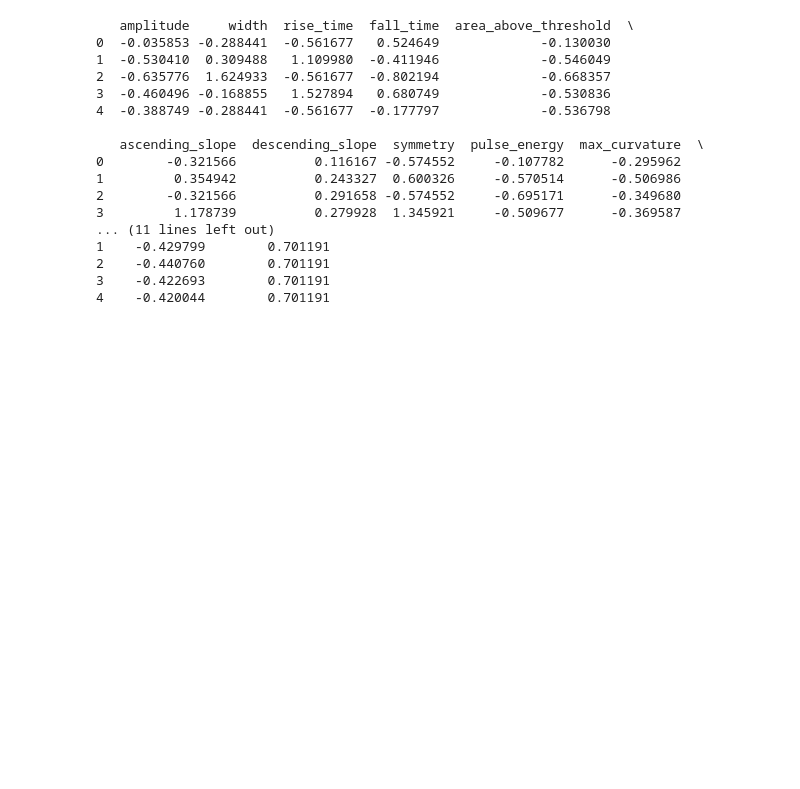
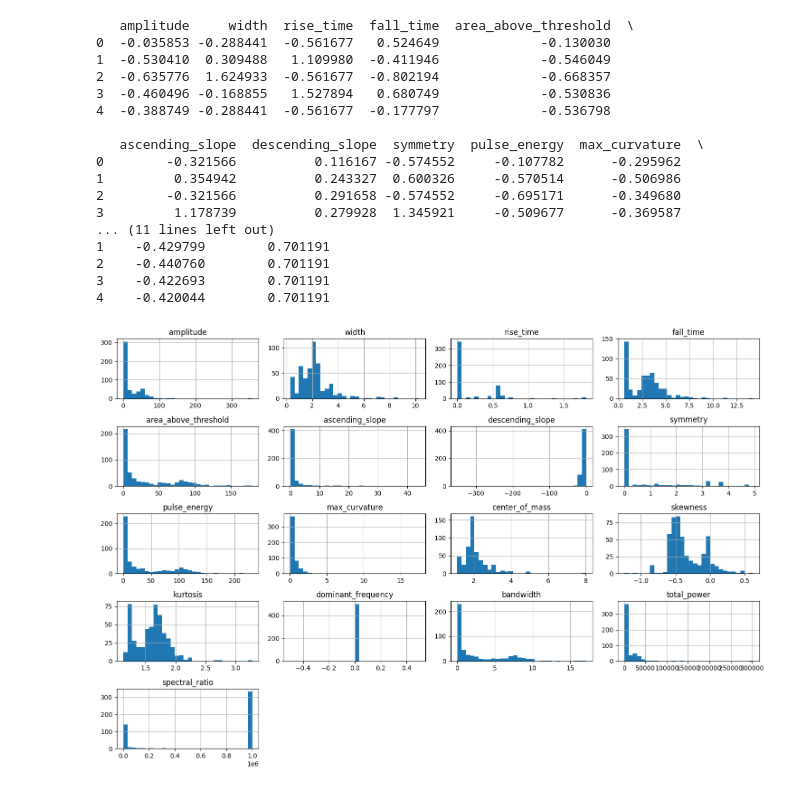
Before and after one commit to delgadoagustin/tesis, a Jupyter notebook: 1_Features.ipynb, the cells around one changed output. Cells and saved outputs as stored; diff of their text form; code cells hidden in the pictures; blank space fills up the shorter version.

```diff
--- a/1_Features.ipynb
+++ b/1_Features.ipynb
@@ -399,3 +399,11 @@ print(scaled_features_df.head())
 2    -0.440760        0.701191
 3    -0.422693        0.701191
 4    -0.420044        0.701191
+# %%
+import matplotlib.pyplot as plt
+
+features.hist(bins=30, figsize=(15, 10), layout=(5, 4))
+plt.tight_layout()
+plt.show()
+# %% [output]
+[figure, added]
```
Also changed, not shown: parts of 4 cells of this notebook, 1 other file.
